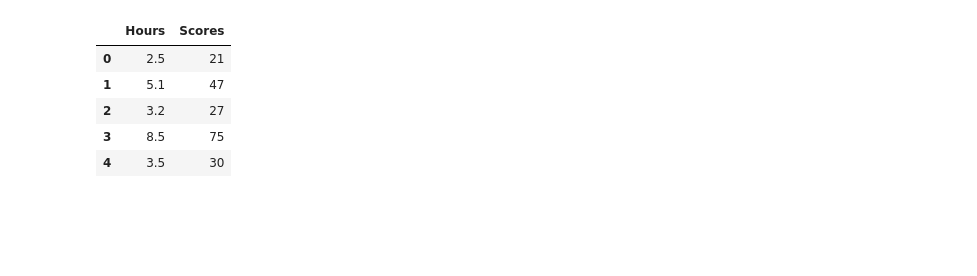
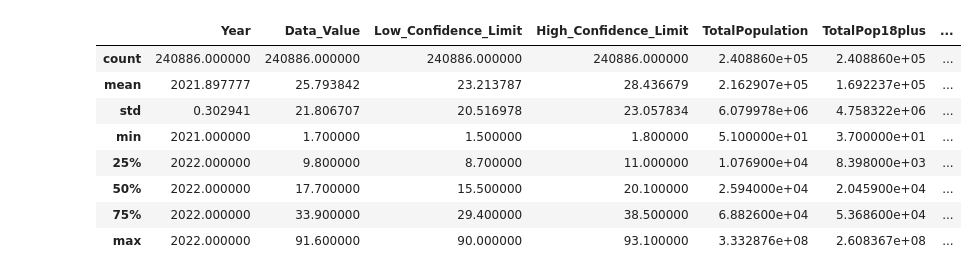
Before and after one commit to festiveelephantseal/UH-CEA-Summer-Research, a Jupyter notebook: Research.ipynb, the cells around one changed output. Saved outputs shown, nothing was run; the diff lists cells and outputs as text; code cells hidden in the pictures; blank space fills up the shorter version.

```diff
--- a/Research.ipynb
+++ b/Research.ipynb
@@ -5,10 +3,13 @@ import numpy as np
 # %%
-df = pd.read_csv("score.csv")
-df.head()
+df = pd.read_csv("PLACES__Local_Data_for_Better_Health__County_Data_2024_release_20250620.csv", engine="python")
+df.describe()
 # %% [output]
-|  | Hours | Scores |
-| 0 | 2.5 | 21 |
-| 1 | 5.1 | 47 |
-| 2 | 3.2 | 27 |
-| 3 | 8.5 | 75 |
-| 4 | 3.5 | 30 |
+|  | Year | Data_Value | Low_Confidence_Limit | High_Confidence_Limit | TotalPopulation | TotalPop18plus | ... |
+| count | 240886.000000 | 240886.000000 | 240886.000000 | 240886.000000 | 2.408860e+05 | 2.408860e+05 | ... |
+| mean | 2021.897777 | 25.793842 | 23.213787 | 28.436679 | 2.162907e+05 | 1.692237e+05 | ... |
+| std | 0.302941 | 21.806707 | 20.516978 | 23.057834 | 6.079978e+06 | 4.758322e+06 | ... |
+| min | 2021.000000 | 1.700000 | 1.500000 | 1.800000 | 5.100000e+01 | 3.700000e+01 | ... |
+| 25% | 2022.000000 | 9.800000 | 8.700000 | 11.000000 | 1.076900e+04 | 8.398000e+03 | ... |
+| 50% | 2022.000000 | 17.700000 | 15.500000 | 20.100000 | 2.594000e+04 | 2.045900e+04 | ... |
+| 75% | 2022.000000 | 33.900000 | 29.400000 | 38.500000 | 6.882600e+04 | 5.368600e+04 | ... |
+| max | 2022.000000 | 91.600000 | 90.000000 | 93.100000 | 3.332876e+08 | 2.608367e+08 | ... |
```
Also changed, not shown: parts of 12 cells of this notebook, 7 other files.
